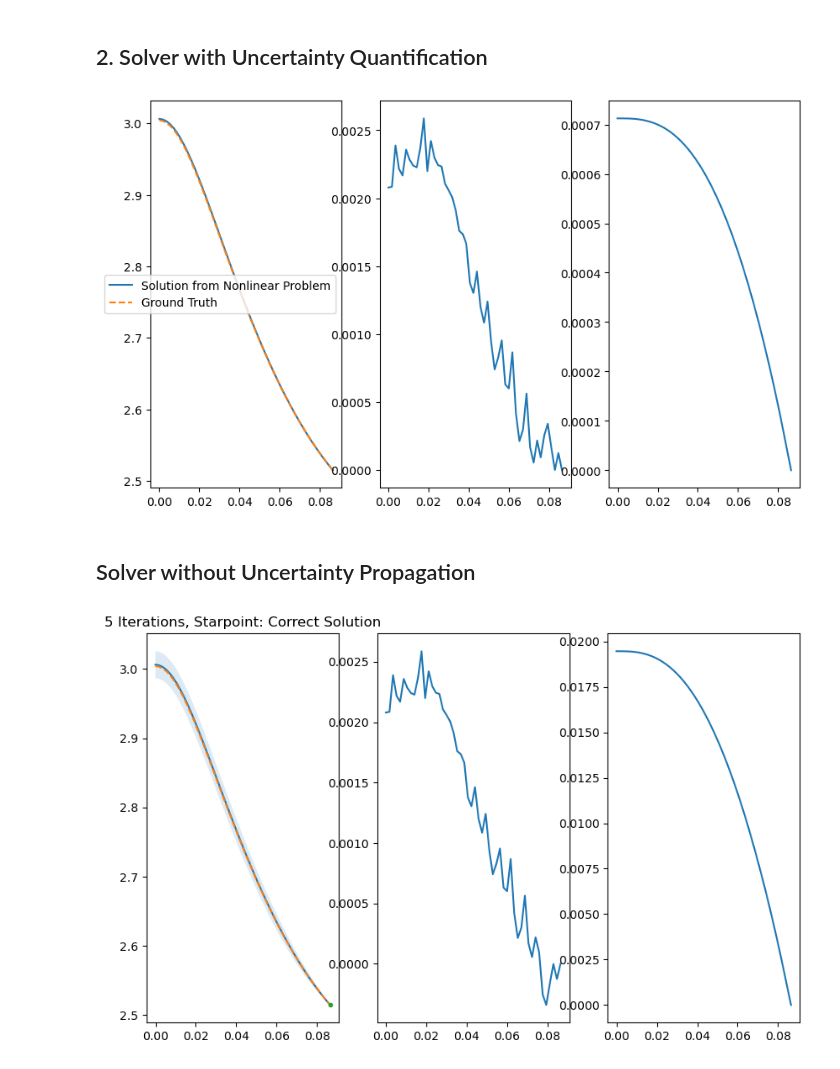
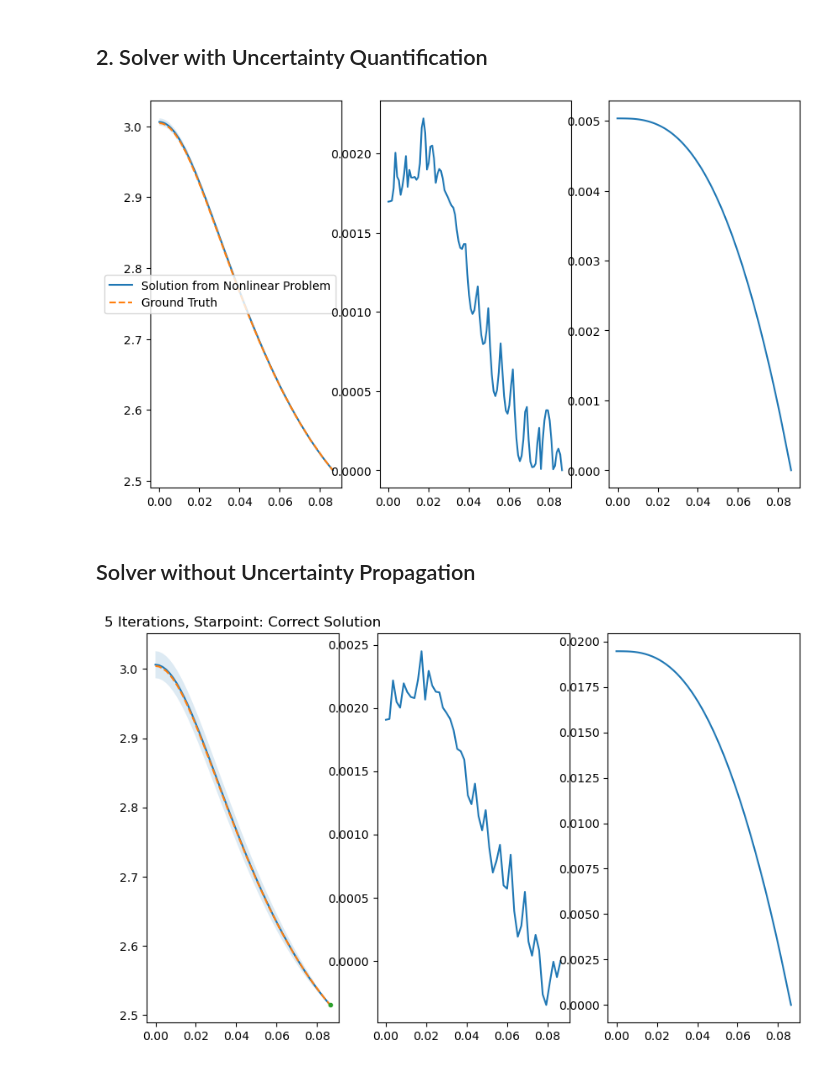
Before and after one commit to Poincare-code/henri, a Jupyter notebook: notebooks/validation-notebooks/Relevant/2_Non_Linear-Psi.ipynb, the cells around one changed output. Cells and saved outputs as stored; diff of their text form; code cells hidden in the pictures.

```diff
--- a/notebooks/validation-notebooks/Relevant/2_Non_Linear-Psi.ipynb
+++ b/notebooks/validation-notebooks/Relevant/2_Non_Linear-Psi.ipynb
@@ -45,7 +45,7 @@ alpha_intp = interpolate.interp1d(R, alpha, kind='linear', bounds_error=False)
 psi_intp   = interpolate.interp1d(R, psi,   kind='linear', bounds_error=False)
 
 # Convert to linear grid
-nb_points = 50
+nb_points = 100
 R = np.linspace(np.min(R), np.max(R), nb_points)
 
 m      = m_intp(R)
@@ -58,7 +58,7 @@ psi    = psi_intp(R)
 # Perturbation parameters
 center_value  = 0.3        # Center value
 sigma         = 1.0e-1     # Width of the full Gaussian
-amplitude     = 1.0e-1      # Scale factor
+amplitude     = 1.0e1      # Scale factor
 
 # Construction of the perturbation
 center_index  = np.argmin(np.abs(R - center_value))
@@ -179,7 +179,7 @@ def solve_ode(basis_func_matrix, design_matrix, observations, prior_mean, prior_
 psi_init                       = perturbed_psi
 iteration_steps                = 100
 N                              = 10                 # Number of basis functions
-s                              = 10**(4)            # Likelihood variance on S1 in the source term
+s                              = 10**(6)            # Likelihood variance on S1 in the source term
 l                              = 10**(12)           # Prior variance on psi, i.e. the solution
 
 # Conversion to (co-)variance matrices
@@ -220,36 +220,36 @@ for i in tqdm(range(iteration_steps)):
     Jf_psi[-1, -1] = 1
 
     # Gaussian approximation of the likelihood precision (TODO: Update this line)
-    likelihood_prec = np.linalg.inv(Jf_S @ S @ Jf_S.T + Jf_psi @ np.linalg.inv(psi_var_storage[:,:,i]) @ Jf_psi.T)
+    likelihood_prec = np.linalg.inv(Jf_S @ S @ Jf_S.T + Jf_psi @ psi_var_storage[:,:,i] @ Jf_psi.T)
 
     # Store intermediate results
     psi_mean_storage[:, i+1]         = solution_mean_primal
     psi_var_storage[:,:,i+1]         = solution_variance_primal
     w_mean_storage[:,i+1]            = w
     w_prec_storage[:,:,i+1]          = w_prec
     likelihood_prec_storage[:,:,i+1] = likelihood_prec
     source_term_storage[:,i+1]       = construct_source_term(solution_mean_primal + boundary_value)
 
 
 # ==================================================================
 # Visualization of the solution
 # ==================================================================
 fig, ax = plt.subplots(1,3, figsize=(10,6))
 
 # Ground truth vs. Solution including standard deviation
 solution_std = np.sqrt(np.diag(solution_variance_primal))
 ax[0].plot(R, (solution_mean_primal + boundary_value), label="Solution from Nonlinear Problem")
 ax[0].fill_between(R, solution_mean_primal + boundary_value - solution_std, solution_mean_primal + boundary_value + solution_std, alpha=0.15)
 ax[0].plot(R, psi, ls='--', label="Ground Truth")
 ax[0].legend()
 
 # Absolute error
 ax[1].plot(R, np.abs(solution_mean_primal + boundary_value - psi))
 
 # Standard deviation
 ax[2].plot(R, solution_std);
 # %% [output]
-[figure, old version]
+[figure, new version]
 # %% [markdown]
 ## Solver without Uncertainty Propagation
 # %%
@@ -352,4 +352,4 @@ ax[1].plot(R, solution_mean_primal + y_BC2 - psi)
 
 ax[2].plot(R, solution_std);
 # %% [output]
-[figure, old version]
+[figure, new version]
```
Also changed, not shown: parts of 1 cell of this notebook, 2 other files.
